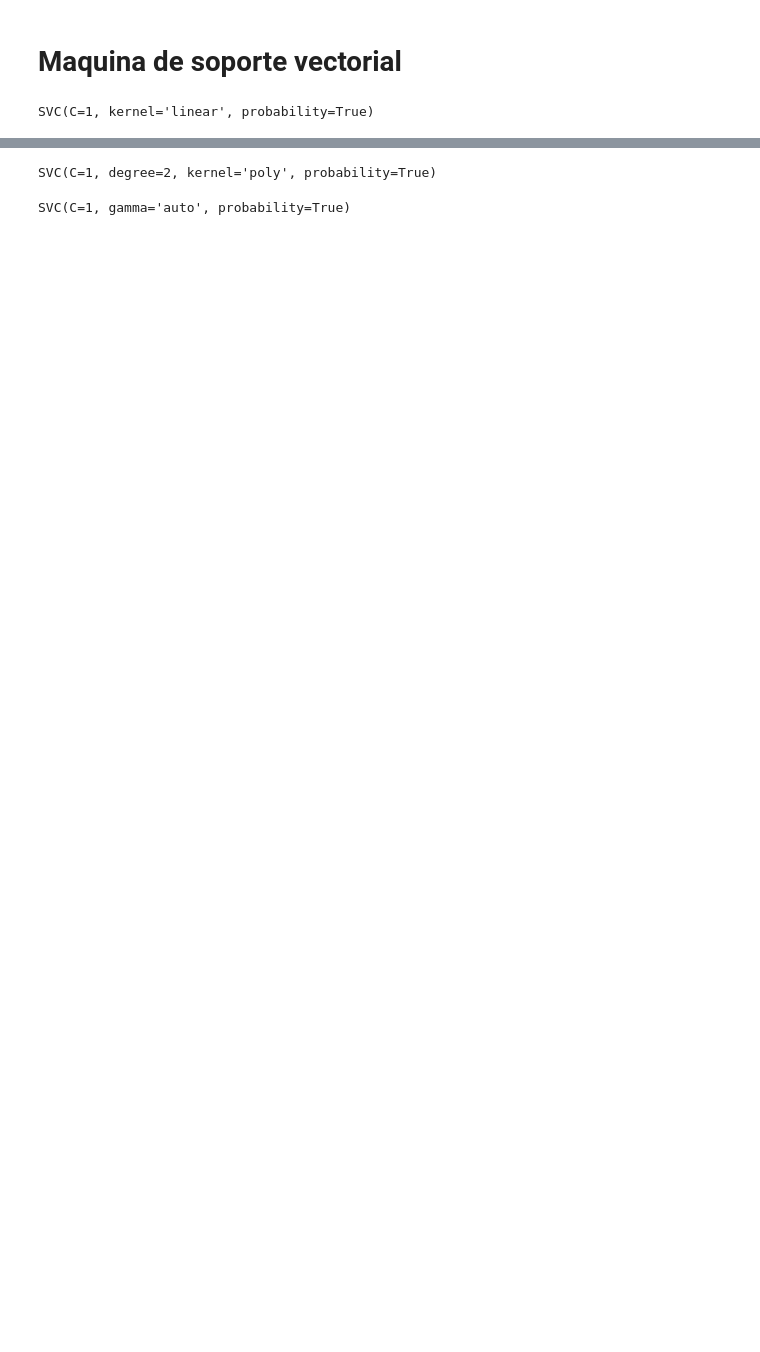
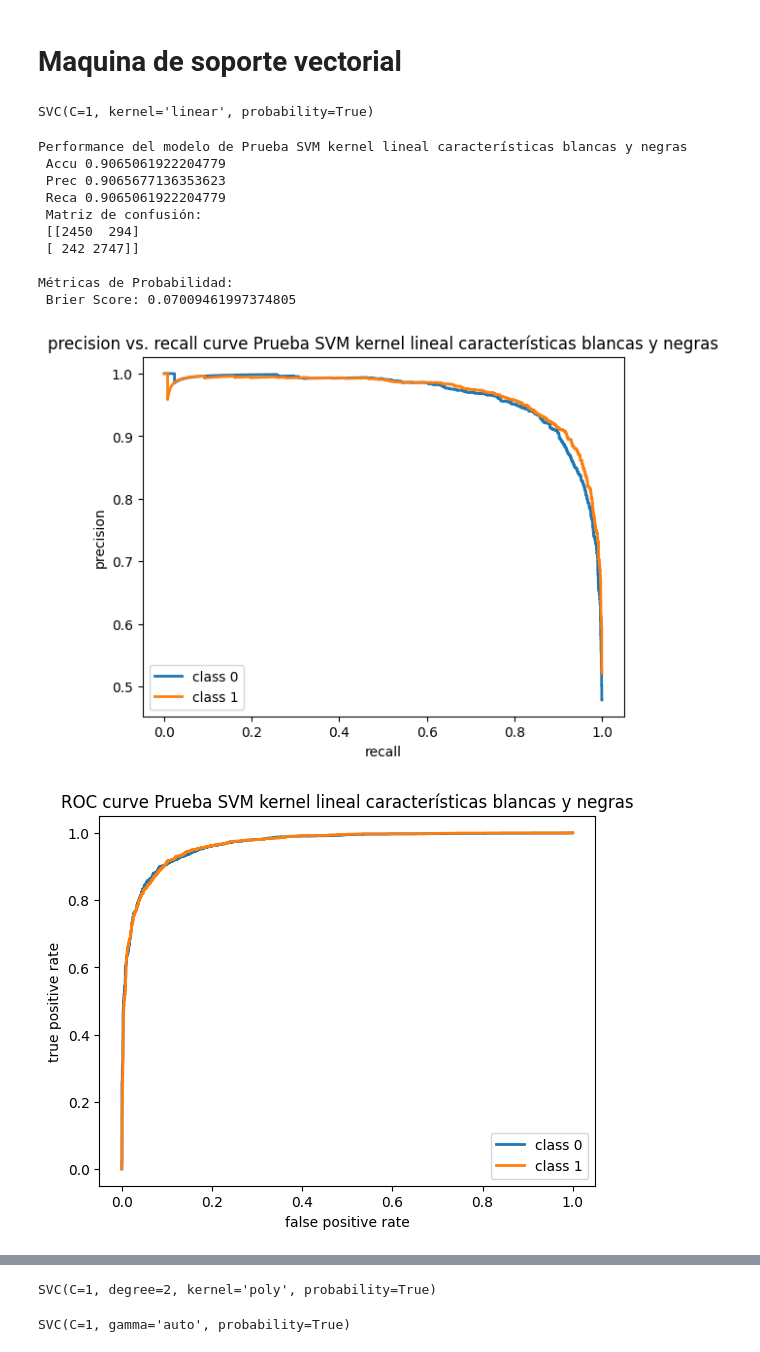
Before and after one commit to AlexNoelHdz/CHESS_openings, a Jupyter notebook: Benchmarking_2.ipynb, the cells around one changed output, grey strips where cells are left out. Drawn from its saved outputs; the diff is of its cells as text; code cells hidden in the pictures; blank space fills up the shorter version.

```diff
--- a/Benchmarking_2.ipynb
+++ b/Benchmarking_2.ipynb
@@ -62,3 +66,24 @@ mod_rbf = svm.SVC(kernel='rbf',C=1,gamma='auto', probability=True)
 mod_linear.fit(X_train, Y_train)
 # %% [output]
 SVC(C=1, kernel='linear', probability=True)
+# %%
+# Salida Y & "hat" (ŷ) que denota predicciones estimadas.
+Yhat_linear_test = mod_linear.predict(X_test)
+Yhat_linear_train = mod_linear.predict(X_train)
+Yhat_linear_test_prob = mod_linear.predict_proba(X_test)
+Yhat_linear_train_prob = mod_linear.predict_proba(X_train)
+eval_perform_multi_class(Y_test,Yhat_linear_test,Yhat_linear_test_prob,2,"Prueba SVM kernel lineal características blancas y negras")
+eval_perform_multi_class(Y_train,Yhat_linear_train,Yhat_linear_train_prob,2, "Entrenamiento SVM kernel lineal características blancas y negras")
+# %% [output]
+Performance del modelo de Prueba SVM kernel lineal características blancas y negras
+ Accu 0.9065061922204779
+ Prec 0.9065677136353623
+ Reca 0.9065061922204779
+ Matriz de confusión:
+ [[2450  294]
+ [ 242 2747]]
+
+Métricas de Probabilidad:
+ Brier Score: 0.07009461997374805
+[figure, added]
+[figure, added]
```
Also changed, not shown: parts of 13 cells of this notebook, 4 other files.
